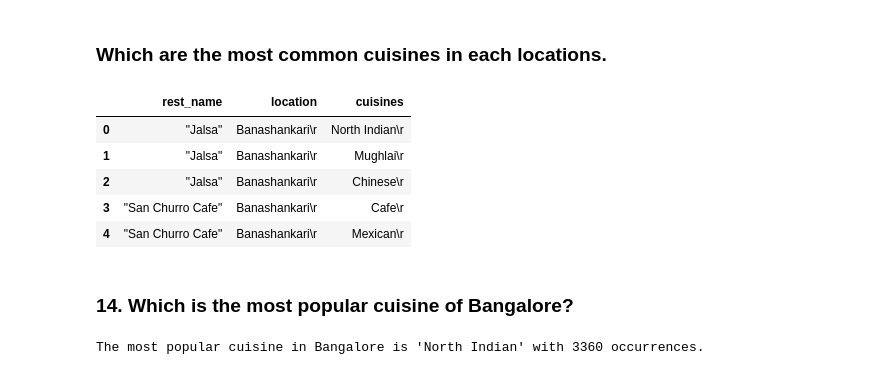
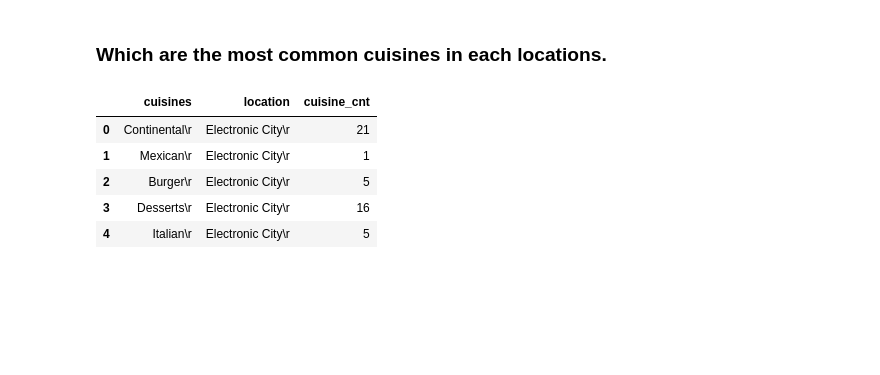
Before and after one commit to Bhuvi128/Bengaluru-Restaurant-Trends-Analysis, a Jupyter notebook: Bengaluru Restaurant Trends Analysis.ipynb, the cells around one changed output. Saved outputs shown, nothing was run; the diff lists cells and outputs as text; code cells hidden in the pictures; blank space fills up the shorter version.

```diff
--- a/Bengaluru Restaurant Trends Analysis.ipynb
+++ b/Bengaluru Restaurant Trends Analysis.ipynb
@@ -305,33 +305,26 @@ plt.show()
 ### Which are the most common cuisines in each locations.
 # %%
 query = """
+with cuisine_location as (
 select re.rest_name, lo.location, cu.cuisines
 from location lo right join restaurant re
 on lo.location_id = re.location_id
 left join restaurant_cuisine rc
 on re.restaurant_id = rc.restaurant_id
 left join cuisine cu
-on rc.cuisine_id = cu.cuisine_id;
+on rc.cuisine_id = cu.cuisine_id
+)
+select cuisines, location, count(cuisines) cuisine_cnt
+from cuisine_location
+group by cuisines, location;
 """
-cuisine_loc_rest = pd.read_sql(query, conn)
-cuisine_loc_rest.head()
+
+cuisine_loc = pd.read_sql(query, conn)
+cuisine_loc.head()
 # %% [output]
-|  | rest_name | location | cuisines |
-| 0 | "Jalsa" | Banashankari\r | North Indian\r |
-| 1 | "Jalsa" | Banashankari\r | Mughlai\r |
-| 2 | "Jalsa" | Banashankari\r | Chinese\r |
-| 3 | "San Churro Cafe" | Banashankari\r | Cafe\r |
-| 4 | "San Churro Cafe" | Banashankari\r | Mexican\r |
+|  | cuisines | location | cuisine_cnt |
+| 0 | Continental\r | Electronic City\r | 21 |
+| 1 | Mexican\r | Electronic City\r | 1 |
+| 2 | Burger\r | Electronic City\r | 5 |
+| 3 | Desserts\r | Electronic City\r | 16 |
+| 4 | Italian\r | Electronic City\r | 5 |
-# %% [markdown]
-### 14. Which is  the most popular cuisine of Bangalore?
-# %%
-# Count occurrences of each cuisine
-cuisine_counts = exploded_df['cuisines'].value_counts()
-
-# Get the most popular cuisine
-most_popular_cuisine = cuisine_counts.idxmax()
-most_popular_cuisine_count = cuisine_counts.max()
-
-print(f"The most popular cuisine in Bangalore is '{most_popular_cuisine}' with {most_popular_cuisine_count} occurrences.")
-# %% [output]
-The most popular cuisine in Bangalore is 'North Indian' with 3360 occurrences.
```
Also changed, not shown: parts of 8 cells of this notebook, 1 other file.
